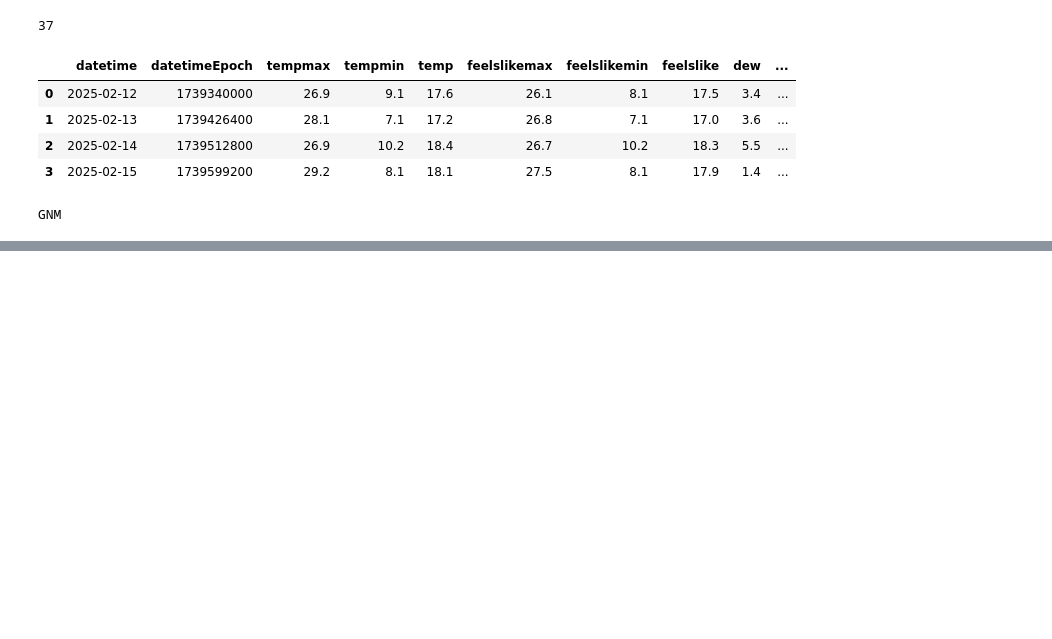
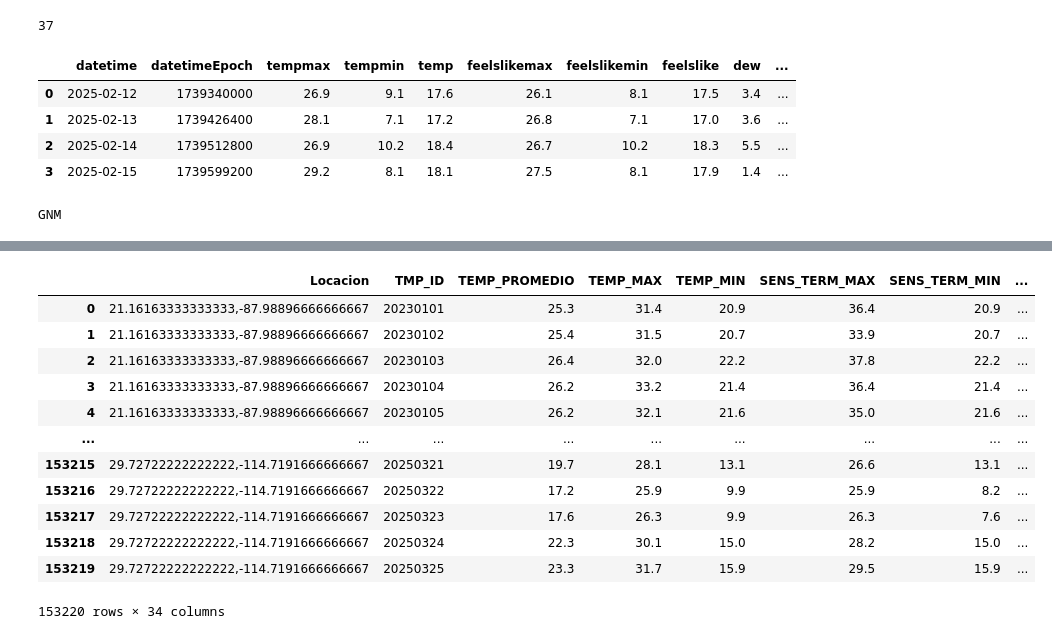
Before and after one commit to ELSILVAGM/API_Weather, a Jupyter notebook: ActualizacionClimaInternacional 1.ipynb, the cells around one changed output, grey strips where cells are left out. Cells and saved outputs as stored; diff of their text form; code cells hidden in the pictures; blank space fills up the shorter version.

```diff
--- a/ActualizacionClimaInternacional 1.ipynb
+++ b/ActualizacionClimaInternacional 1.ipynb
@@ -689,0 +749,50 @@ NameError: name 'df' is not defined
+# %%
+df = df.rename(columns={
+    'Fecha':'TMP_ID',
+    'Maxima': 'TEMP_MAX',
+    'Minima': 'TEMP_MIN',
+    'Clima': 'TEMP_PROMEDIO',
+    'SensacionMax': 'SENS_TERM_MAX',
+    'SensacionMin': 'SENS_TERM_MIN',
+    'SensacionProm': 'SENS_TERM_PROMEDIO',
+    'PuntoRocio': 'PUNTO_ROCIO',
+    'Humedad': 'HUMEDAD',
+    'Precipitacion': 'PRECIPITACION',
+    'ProbPrecipitacion': 'PROB_PRECIPITACION',
+    'CoberturaPrecipitacion': 'COBERTURA_PRECIPITACION',
+    'TipoPrecipitacion': 'TIPO_PRECIPITACION',
+    'Nieve': 'NIEVE',
+    'RafagaViento': 'RAFAGA_VIENTO',
+    'VelocidadViento': 'VELOCIDAD_VIENTO',
+    'DireccionViento': 'DIRECCION_VIENTO',
+    'Presion': 'PRESION',
+    'CoberturaNubes': 'COBERTURA_NUBOSA',
+    'Visibilidad': 'VISIBILIDAD',
+    'Radiacion': 'RADIACION_SOLAR',
+    'Energia': 'ENERGIA_SOLAR',
+    'IndiceUV': 'INDICE_UV',
+    'Amanecer': 'AMANECER',
+    'Ocaso': 'OCASO',
+    'FaseLunar': 'FASE_LUNAR',
+    'Condiciones': 'CONDICIONES',
+    'Descripcion': 'DESCRIPCION',
+    'Icono': 'ICONO',
+    'Fuente': 'FUENTE',
+    'Estaciones': 'ESTACIONES'
+})
+# %%
+df
+# %% [output]
+|  | Locacion | TMP_ID | TEMP_PROMEDIO | TEMP_MAX | TEMP_MIN | SENS_TERM_MAX | SENS_TERM_MIN | ... |
+| 0 | 21.16163333333333,-87.98896666666667 | 20230101 | 25.3 | 31.4 | 20.9 | 36.4 | 20.9 | ... |
+| 1 | 21.16163333333333,-87.98896666666667 | 20230102 | 25.4 | 31.5 | 20.7 | 33.9 | 20.7 | ... |
+| 2 | 21.16163333333333,-87.98896666666667 | 20230103 | 26.4 | 32.0 | 22.2 | 37.8 | 22.2 | ... |
+| 3 | 21.16163333333333,-87.98896666666667 | 20230104 | 26.2 | 33.2 | 21.4 | 36.4 | 21.4 | ... |
+| 4 | 21.16163333333333,-87.98896666666667 | 20230105 | 26.2 | 32.1 | 21.6 | 35.0 | 21.6 | ... |
+| ... | ... | ... | ... | ... | ... | ... | ... | ... |
+| 153215 | 29.72722222222222,-114.7191666666667 | 20250321 | 19.7 | 28.1 | 13.1 | 26.6 | 13.1 | ... |
+| 153216 | 29.72722222222222,-114.7191666666667 | 20250322 | 17.2 | 25.9 | 9.9 | 25.9 | 8.2 | ... |
+| 153217 | 29.72722222222222,-114.7191666666667 | 20250323 | 17.6 | 26.3 | 9.9 | 26.3 | 7.6 | ... |
+| 153218 | 29.72722222222222,-114.7191666666667 | 20250324 | 22.3 | 30.1 | 15.0 | 28.2 | 15.0 | ... |
+| 153219 | 29.72722222222222,-114.7191666666667 | 20250325 | 23.3 | 31.7 | 15.9 | 29.5 | 15.9 | ... |
+153220 rows × 34 columns
```
Also changed, not shown: parts of 8 cells of this notebook, 4 other files.
